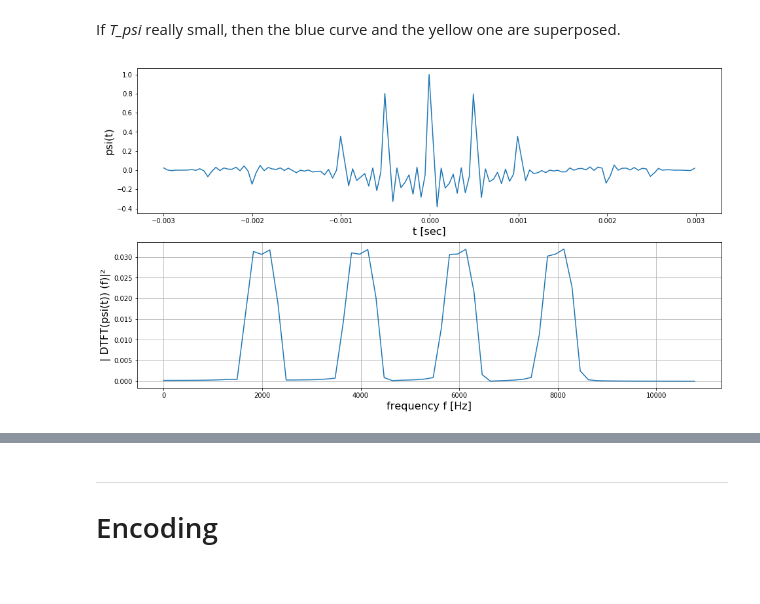
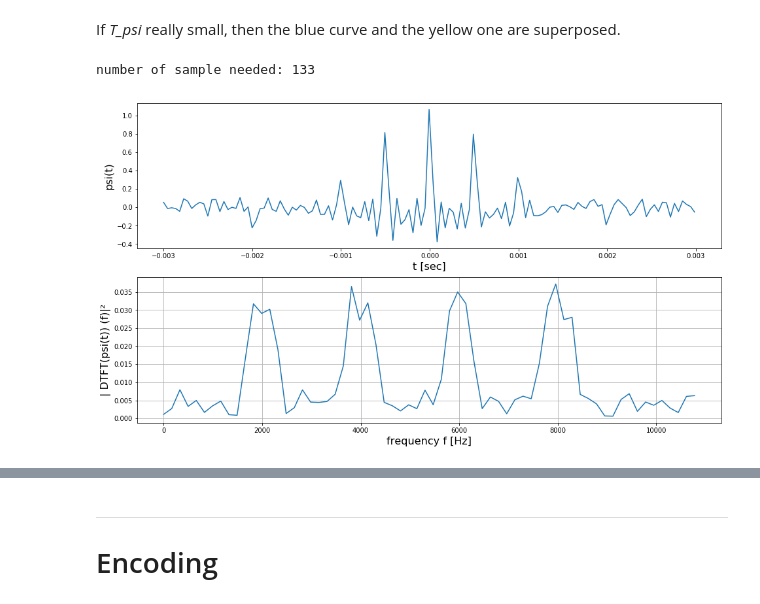
Before and after one commit to Dreyvor/Project_PDC, a Jupyter notebook: signal_conception.ipynb, the cells around one changed output, grey strips where cells are left out. Saved outputs shown, nothing was run; the diff lists cells and outputs as text; code cells hidden in the pictures.

```diff
--- a/signal_conception.ipynb
+++ b/signal_conception.ipynb
@@ -121,36 +139,37 @@ def addNoise(y):
 def getSignal():
     y_base = psi(t)
     y = modulate_and_resize(y_base)
-    return y
-    #return addNoise(y)
+    #return y
+    return addNoise(y)
 
 y_to_send = getSignal()
 
 ################
 ##### PLOT #####
 ################
 n = len(y_to_send)
 k = np.arange(n)
 T = n/Fs
 frq = k/T # two sides frequency range
 frq = frq[range(n // 2)] # one side frequency range (7 = 3*2+1 ==> 7//2 = 6//2 = 3)
 
 Y = np.fft.fft(y_to_send)/n # fft computing and normalization
 Y = Y[range(n // 2)]
 
 plt.figure(figsize=(16,9))
 plt.subplot(211)
 plt.plot(t,y_to_send)
 plt.xlabel("t [sec]",fontsize=16)
 plt.ylabel("psi(t)",fontsize=16)
 plt.subplot(212)
 plt.plot(frq, np.abs(Y))
 plt.xlabel("frequency f [Hz]",fontsize=16)
 plt.ylabel("| DTFT(psi(t)) (f)|²",fontsize=16)
 plt.grid()
 plt.show()
 # %% [output]
+number of sample needed: 133
-[figure, old version]
+[figure, new version]
 # %%
 sample_interval = int(min(n/2, 50))
 test = y_to_send[len(y_to_send)//2-sample_interval:len(y_to_send)//2+sample_interval]
```
Also changed, not shown: parts of 8 cells of this notebook, 1 other file.
